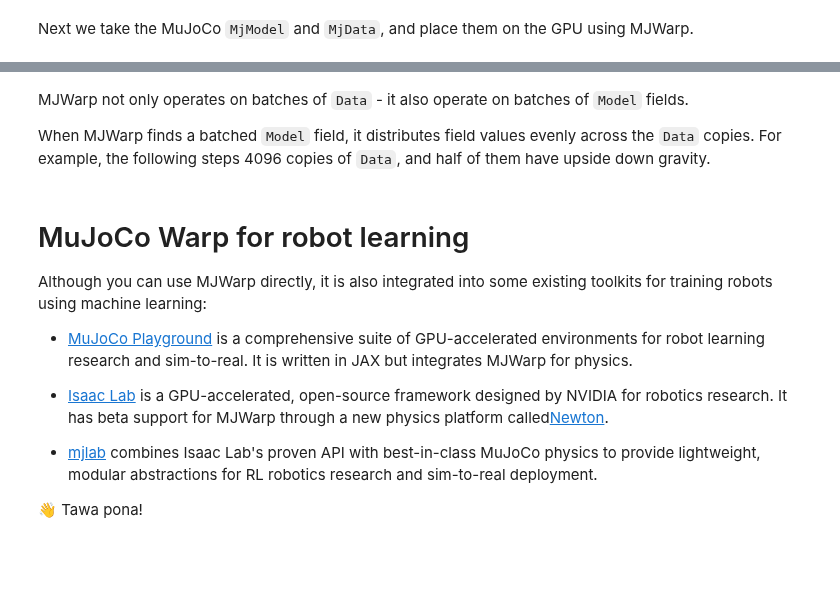
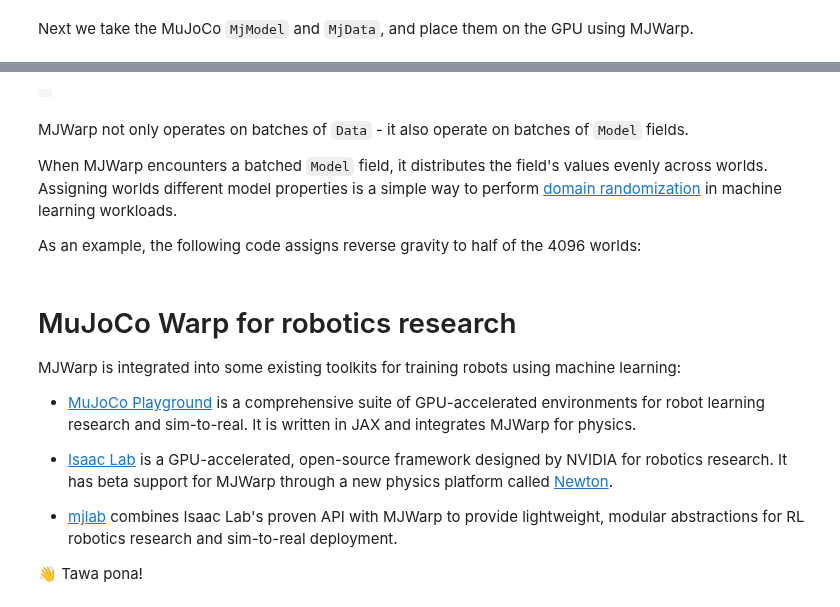
Before and after one commit to google-deepmind/mujoco_warp, a Jupyter notebook: notebooks/tutorial.ipynb, the cells around one changed output, grey strips where cells are left out. Saved outputs shown, nothing was run; the diff lists cells and outputs as text; code cells hidden in the pictures; blank space fills up the shorter version.

```diff
--- a/notebooks/tutorial.ipynb
+++ b/notebooks/tutorial.ipynb
@@ -143,13 +150,27 @@ In the example below, we create 4096 copies of `Data` on GPU, and we execute a s
 # %%
 data = mjw.put_data(mj_model, mj_data, nworld=4096)
 
 with wp.ScopedCapture() as capture:
   mjw.step(model, data)
 
-wp.capture_launch(capture.graph)
+mjw.reset_data(model, data)
+frames = []
+for _ in range(3 * 60):
+  wp.capture_launch(capture.graph)
+  # fetch the first world back onto CPU for rendering
+  mjw.get_data_into(mj_data, mj_model, data)
+  renderer.update_scene(mj_data)
+  frames.append(renderer.render())
+
+media.show_video(frames)
+# %% [output]
+|  |
 # %% [markdown]
 MJWarp not only operates on batches of `Data` - it also operate on batches of `Model` fields.
 
-When MJWarp finds a batched `Model` field, it distributes field values evenly across the `Data` copies.  For example, the following steps 4096 copies of `Data`, and half of them have upside down gravity.
+When MJWarp encounters a batched `Model` field, it distributes the field's values evenly across worlds.  Assigning worlds different model properties is a simple way to perform [domain randomization](https://lilianweng.github.io/posts/2019-05-05-domain-randomization/) in machine learning workloads.
+
+
+As an example, the following code assigns reverse gravity to half of the 4096 worlds:
 # %%
 data = mjw.put_data(mj_model, mj_data, nworld=4096)
@@ -157,14 +179,14 @@ model.opt.gravity = wp.array([[0, 0, -9.81], [0, 0, 9.81]], dtype=wp.vec3f)
 mjw.step(model, data)
 # %% [markdown]
-# MuJoCo Warp for robot learning
+# MuJoCo Warp for robotics research
 
-Although you can use MJWarp directly, it is also integrated into some existing toolkits for training robots using machine learning:
+MJWarp is integrated into some existing toolkits for training robots using machine learning:
 
 * [MuJoCo Playground](https://github.com/google-deepmind/mujoco_playground) is
-a comprehensive suite of GPU-accelerated environments for robot learning research and sim-to-real.  It is written in JAX but integrates MJWarp for physics.
+a comprehensive suite of GPU-accelerated environments for robot learning research and sim-to-real.  It is written in JAX and integrates MJWarp for physics.
 
-* [Isaac Lab](https://github.com/isaac-sim/IsaacLab/tree/feature/newton) is a GPU-accelerated, open-source framework designed by NVIDIA for robotics research.  It has beta support for MJWarp through a new physics platform called[Newton](https://developer.nvidia.com/newton-physics).
+* [Isaac Lab](https://github.com/isaac-sim/IsaacLab/tree/feature/newton) is a GPU-accelerated, open-source framework designed by NVIDIA for robotics research.  It has beta support for MJWarp through a new physics platform called [Newton](https://developer.nvidia.com/newton-physics).
 
-* [mjlab](https://github.com/mujocolab/mjlab) combines Isaac Lab's proven API with best-in-class MuJoCo physics to provide lightweight, modular abstractions for RL robotics research and sim-to-real deployment.
+* [mjlab](https://github.com/mujocolab/mjlab) combines Isaac Lab's proven API with MJWarp to provide lightweight, modular abstractions for RL robotics research and sim-to-real deployment.
 
 👋 Tawa pona!
```
Also changed, not shown: parts of 15 cells of this notebook, 1 other file.
